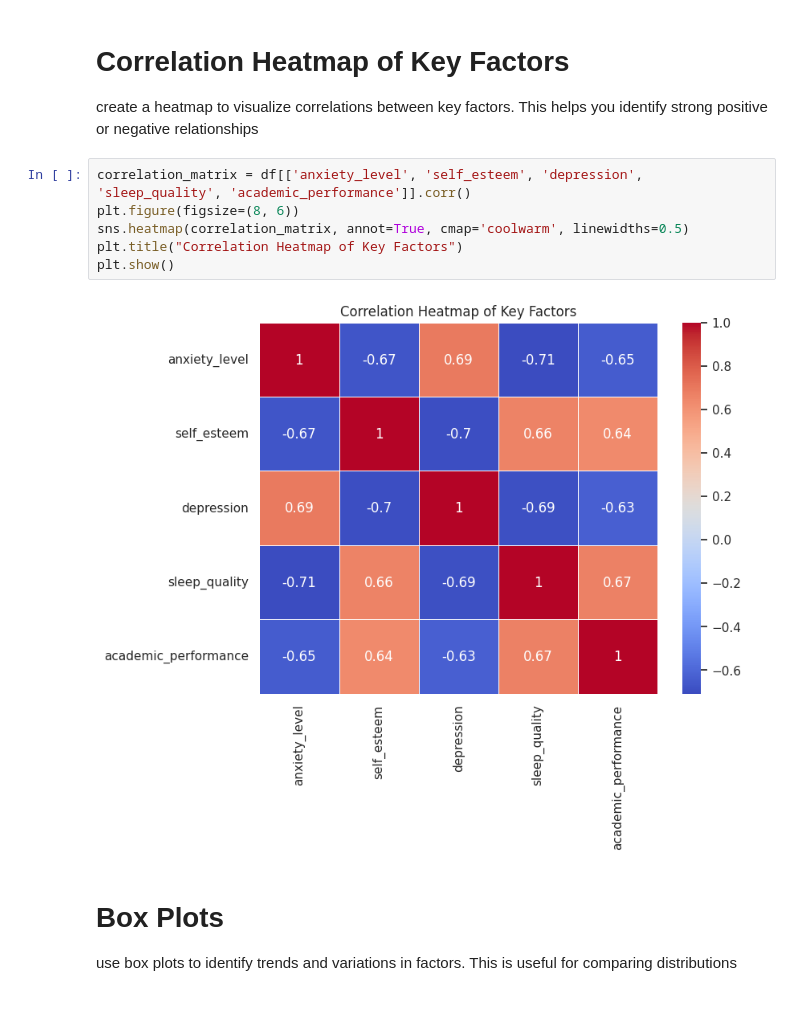
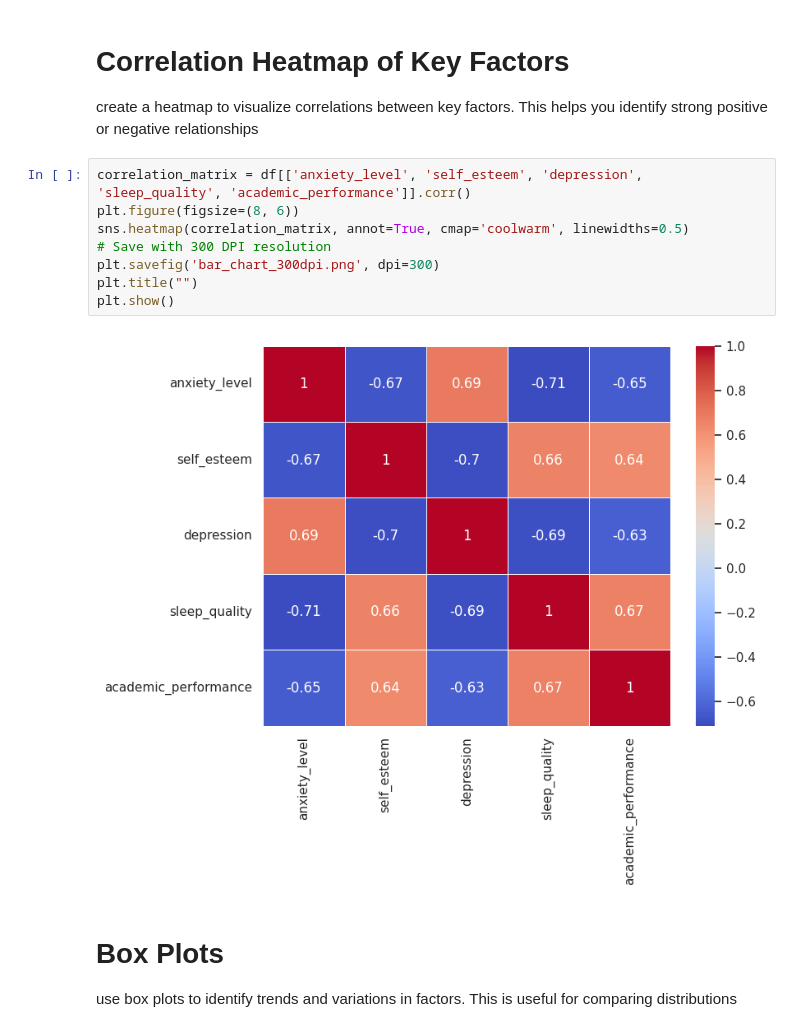
Before and after one commit to Foysal440/Stress-analysis, a Jupyter notebook: Stress_analysis.ipynb, the cells around one changed output. Saved outputs shown, nothing was run; the diff lists cells and outputs as text.

```diff
--- a/Stress_analysis.ipynb
+++ b/Stress_analysis.ipynb
@@ -365,11 +449,13 @@ create a heatmap to visualize correlations between key factors. This helps you i
 # %%
 correlation_matrix = df[['anxiety_level', 'self_esteem', 'depression', 'sleep_quality', 'academic_performance']].corr()
 plt.figure(figsize=(8, 6))
 sns.heatmap(correlation_matrix, annot=True, cmap='coolwarm', linewidths=0.5)
-plt.title("Correlation Heatmap of Key Factors")
+# Save with 300 DPI resolution
+plt.savefig('bar_chart_300dpi.png', dpi=300)
+plt.title("")
 plt.show()
 # %% [output]
-[figure, old version]
+[figure, new version]
 # %% [markdown]
 # Box Plots
 use box plots to identify trends and variations in factors. This is useful for comparing distributions
```
Also changed, not shown: parts of 6 cells of this notebook.
